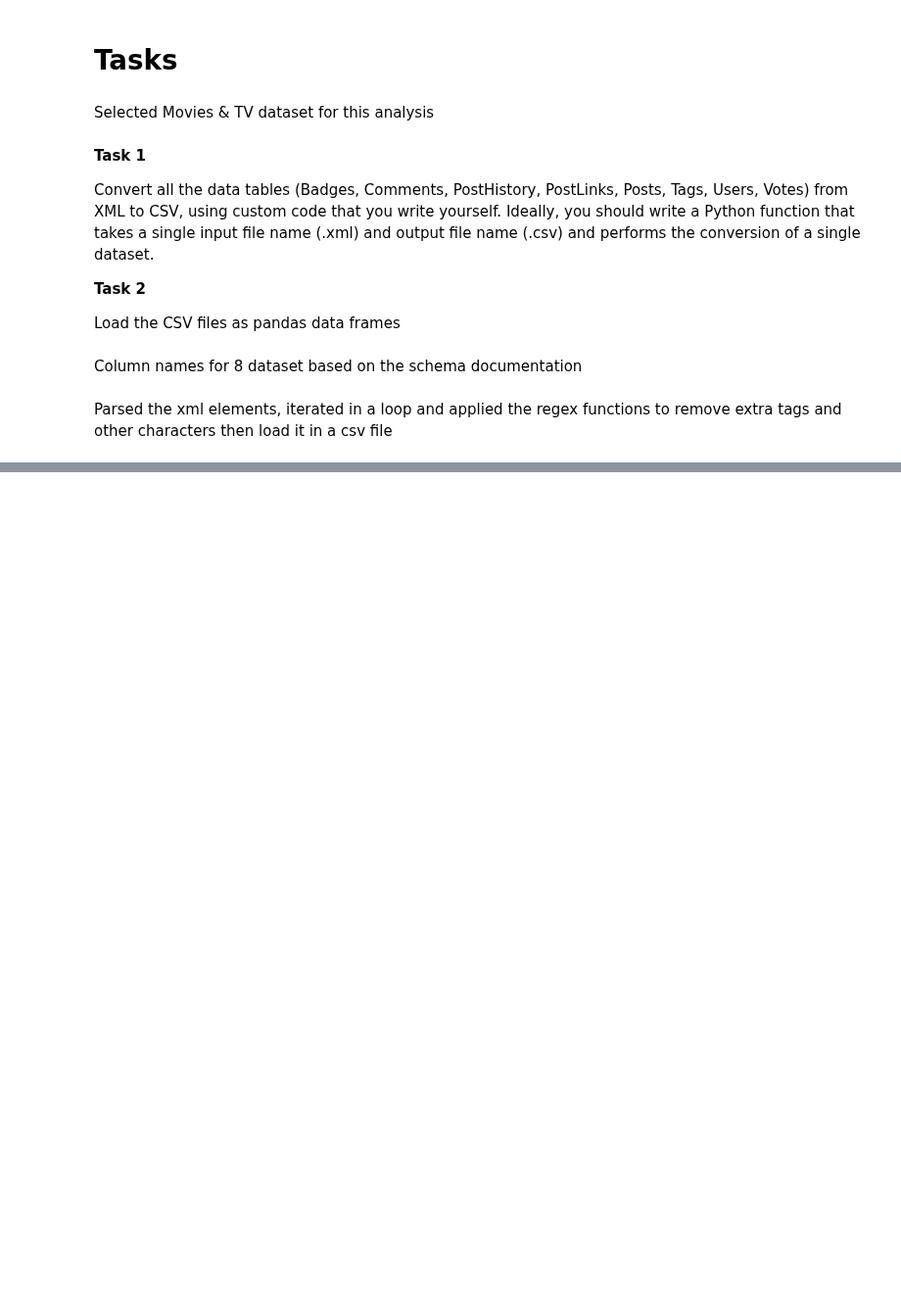
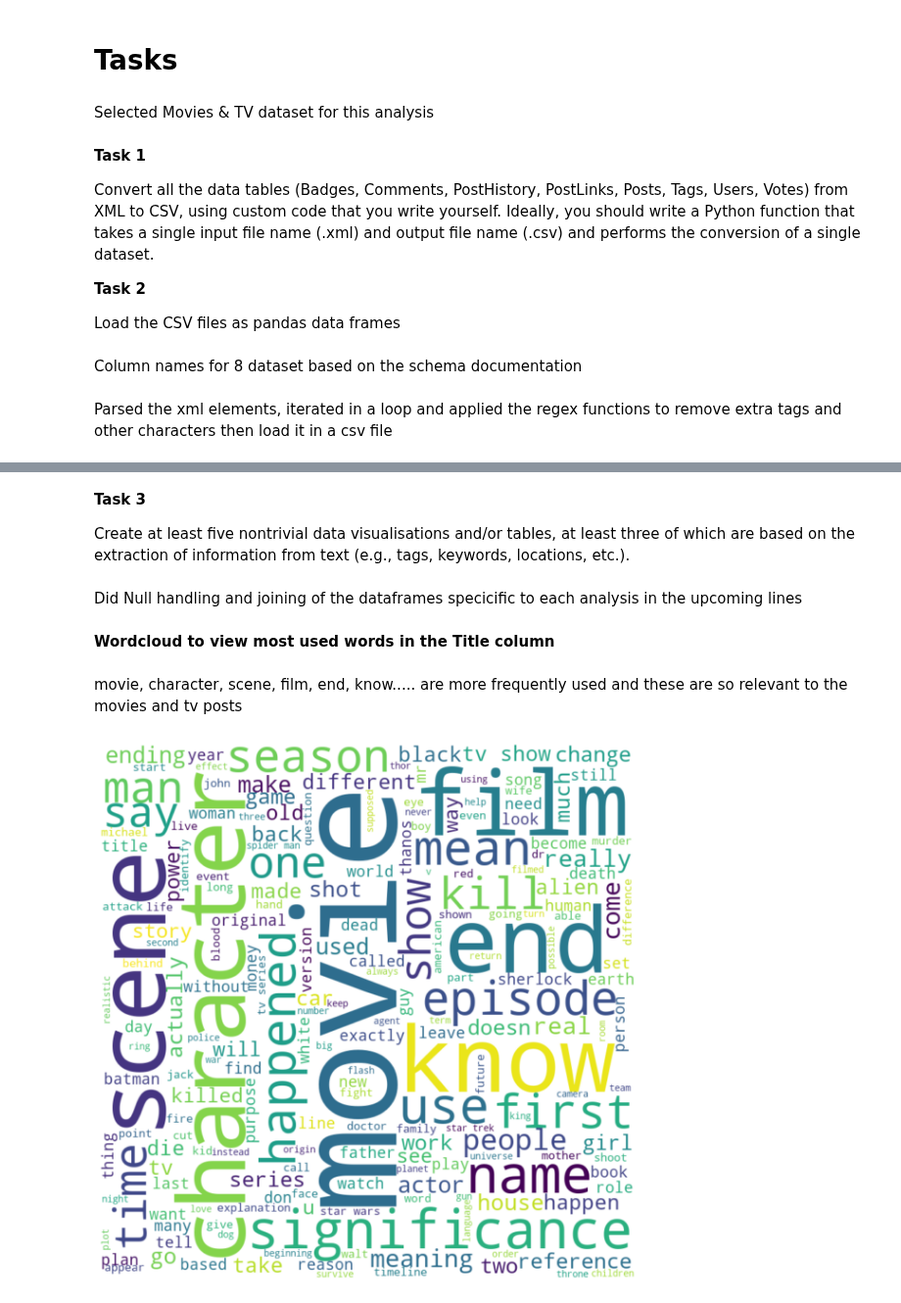
Before and after one commit to praveenkumarbalakrishnan/tasks, a Jupyter notebook: SIG731_Data_Wrangling_Task8HD.ipynb, the cells around one changed output, grey strips where cells are left out. Shown at 98% size. Cells and saved outputs as stored; diff of their text form; code cells hidden in the pictures; blank space fills up the shorter version.

```diff
--- a/SIG731_Data_Wrangling_Task8HD.ipynb
+++ b/SIG731_Data_Wrangling_Task8HD.ipynb
@@ -163,3 +169,28 @@ posts_df = data_dict['Posts']
 tags_df = data_dict['Tags']
 users_df = data_dict['Users']
 votes_df = data_dict['Votes']
+# %% [markdown]
+**Task 3**
+
+Create at least five nontrivial data visualisations and/or tables, at least three of which are based
+on the extraction of information from text (e.g., tags, keywords, locations, etc.).
+# %% [markdown]
+Did Null handling and joining of the dataframes specicific to each analysis in the upcoming lines
+# %% [markdown]
+**Wordcloud to view most used words in the Title column**
+# %% [markdown]
+movie, character, scene, film, end, know..... are more frequently used and these are so relevant to the movies and tv posts
+# %%
+wc_df = posts_df.dropna(subset=['Title'])
+stopwords = set(list(STOPWORDS) + ['s', 'didn', 't'])
+words = ' '.join(wc_df['Title'].astype(str)).lower()
+wordcloud = WordCloud(
+    stopwords=stopwords, min_font_size=10, background_color='white',
+    width=800, height=800).generate(words)
+plt.figure(figsize=(8,8), facecolor=None)
+plt.imshow(wordcloud, interpolation="bilinear")
+plt.axis("off")
+plt.tight_layout(pad=0)
+plt.show()
+# %% [output]
+[figure, added]
```
Also changed, not shown: parts of 12 cells of this notebook.
